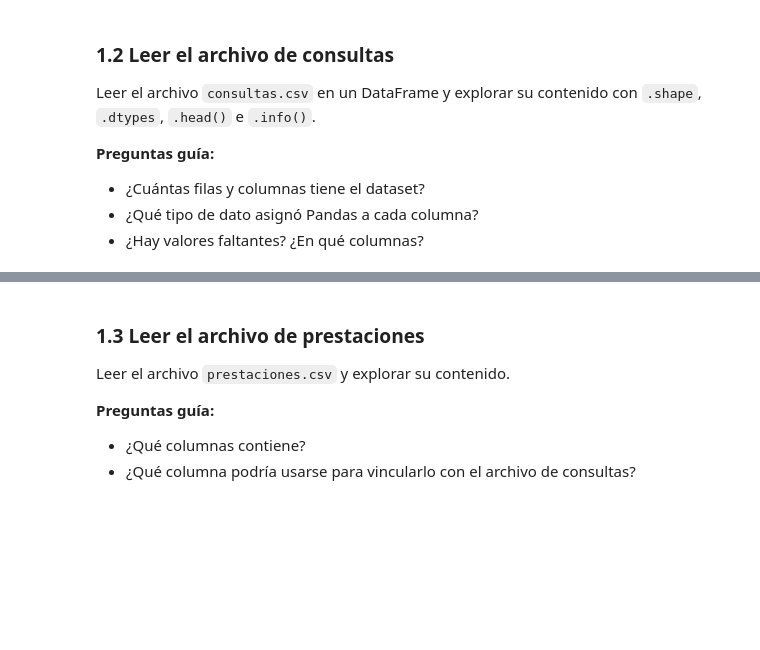
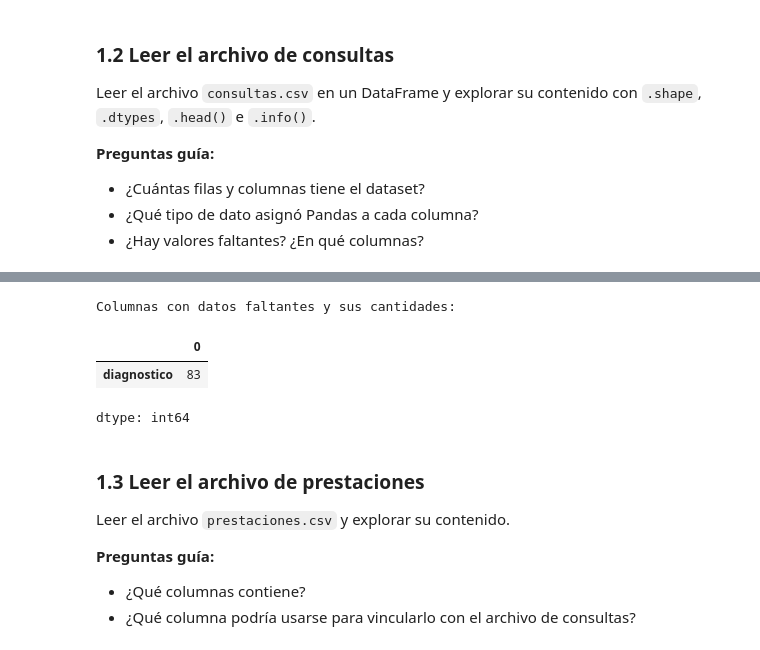
Before and after one commit to baubyte/CienciaDeDatos, a Jupyter notebook: Semana_4/Ejercicios/Taller_centros_de_salud_v3.ipynb, the cells around one changed output, grey strips where cells are left out. Drawn from its saved outputs; the diff is of its cells as text; code cells hidden in the pictures; blank space fills up the shorter version.

```diff
--- a/Semana_4/Ejercicios/Taller_centros_de_salud_v3.ipynb
+++ b/Semana_4/Ejercicios/Taller_centros_de_salud_v3.ipynb
@@ -140,3 +109,14 @@ dtype: int64
+# %%
+# Filtrar y mostrar solo las columnas con valores nulos
+print("Columnas con datos faltantes y sus cantidades:")
+null_counts = df_consultas.isnull().sum()
+only_nulls = null_counts[null_counts > 0]
+display(only_nulls)
+# %% [output]
+Columnas con datos faltantes y sus cantidades:
+|  | 0 |
+| diagnostico | 83 |
+dtype: int64
 # %% [markdown]
 ### 1.3 Leer el archivo de prestaciones
 
```
Also changed, not shown: parts of 12 cells of this notebook.
